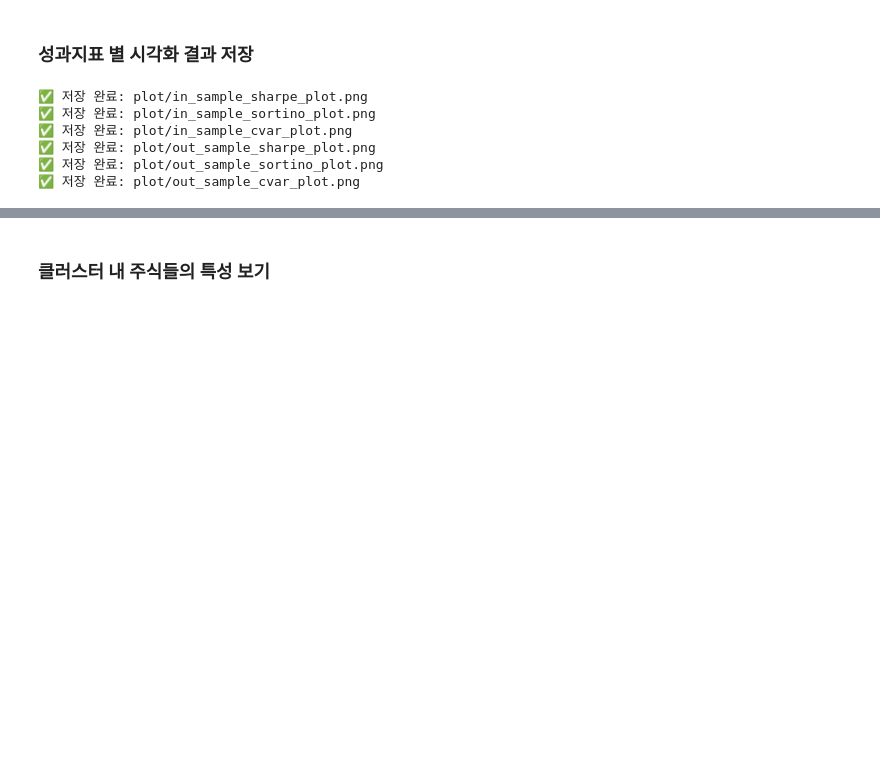
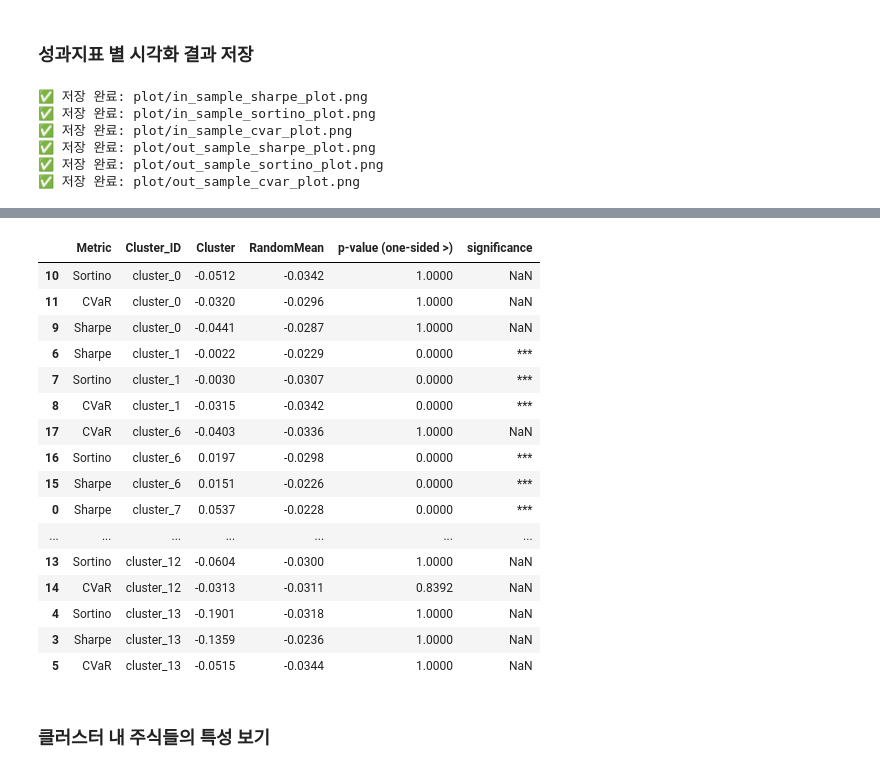
Before and after one commit to taekyounglee1224/SWCAP-Clustering-Valuation-Portfolio, a Jupyter notebook: clustering_portfolio.ipynb, the cells around one changed output, grey strips where cells are left out. Saved outputs shown, nothing was run; the diff lists cells and outputs as text; code cells hidden in the pictures; blank space fills up the shorter version.

```diff
--- a/clustering_portfolio.ipynb
+++ b/clustering_portfolio.ipynb
@@ -877,0 +918,38 @@ for cluster_name in cluster_metrics_summary.keys():
+# %%
+# 결과 폴더 경로
+results_dir = 'results'
+out_sample_combined_df = []
+
+# out_sample 결과 파일들만 합치기
+for file in os.listdir(results_dir):
+    if file.endswith('_out_sample_ttest_results.csv'):
+        cluster_label = file.split('_out_sample')[0]  # e.g., 'filtered_cluster_3'
+        cluster_id = f"cluster_{cluster_label.split('_')[-1]}"  # e.g., 'cluster_3'
+
+        df = pd.read_csv(os.path.join(results_dir, file), index_col=0)
+
+        # Cluster_ID 열 추가
+        df['Cluster_ID'] = cluster_id
+
+        # 컬럼 순서 조정
+        cols = ['Cluster_ID'] + [col for col in df.columns if col != 'Cluster_ID']
+        df = df[cols]
+
+        out_sample_combined_df.append(df)
+
+# 병합
+out_sample_total_df = pd.concat(out_sample_combined_df).reset_index().rename(columns={'index': 'Metric'})
+
+# Cluster 번호 정렬을 위해 정렬 키 생성
+out_sample_total_df['Cluster_Num'] = out_sample_total_df['Cluster_ID'].str.extract(r'(\d+)').astype(int)
+out_sample_total_df = out_sample_total_df.sort_values(by='Cluster_Num').drop(columns='Cluster_Num')
+
+# float 반올림
+float_cols = out_sample_total_df.select_dtypes(include='float').columns
+out_sample_total_df[float_cols] = out_sample_total_df[float_cols].round(4)
+
+# 저장
+output_path = os.path.join(results_dir, 'out_sample_total_results.csv')
+out_sample_total_df.to_csv(output_path, index=False)
+
+print(f"✅ 병합 완료: {output_path}")
@@ -1010,3 +1040,23 @@ pd.DataFrame(t_test_results['filtered_cluster_13']['in_sample'])
+# %%
+out_sample_total_df
+# %% [output]
+|  | Metric | Cluster_ID | Cluster | RandomMean | p-value (one-sided >) | significance |
+| 10 | Sortino | cluster_0 | -0.0512 | -0.0342 | 1.0000 | NaN |
+| 11 | CVaR | cluster_0 | -0.0320 | -0.0296 | 1.0000 | NaN |
+| 9 | Sharpe | cluster_0 | -0.0441 | -0.0287 | 1.0000 | NaN |
+| 6 | Sharpe | cluster_1 | -0.0022 | -0.0229 | 0.0000 | *** |
+| 7 | Sortino | cluster_1 | -0.0030 | -0.0307 | 0.0000 | *** |
+| 8 | CVaR | cluster_1 | -0.0315 | -0.0342 | 0.0000 | *** |
+| 17 | CVaR | cluster_6 | -0.0403 | -0.0336 | 1.0000 | NaN |
+| 16 | Sortino | cluster_6 | 0.0197 | -0.0298 | 0.0000 | *** |
+| 15 | Sharpe | cluster_6 | 0.0151 | -0.0226 | 0.0000 | *** |
+| 0 | Sharpe | cluster_7 | 0.0537 | -0.0228 | 0.0000 | *** |
+| ... | ... | ... | ... | ... | ... | ... |
+| 13 | Sortino | cluster_12 | -0.0604 | -0.0300 | 1.0000 | NaN |
+| 14 | CVaR | cluster_12 | -0.0313 | -0.0311 | 0.8392 | NaN |
+| 4 | Sortino | cluster_13 | -0.1901 | -0.0318 | 1.0000 | NaN |
+| 3 | Sharpe | cluster_13 | -0.1359 | -0.0236 | 1.0000 | NaN |
+| 5 | CVaR | cluster_13 | -0.0515 | -0.0344 | 1.0000 | NaN |
 # %% [markdown]
 ### 클러스터 내 주식들의 특성 보기
 # %%
```
Also changed, not shown: parts of 25 cells of this notebook.
